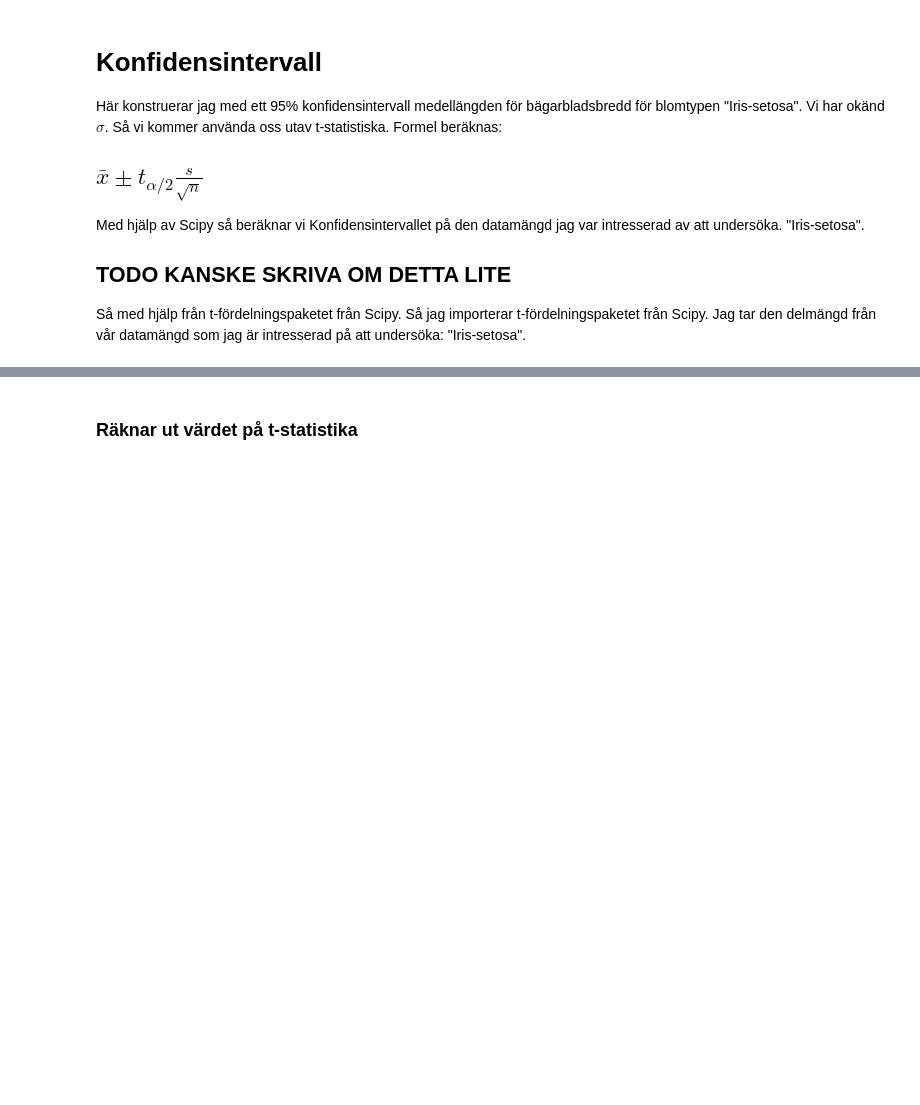
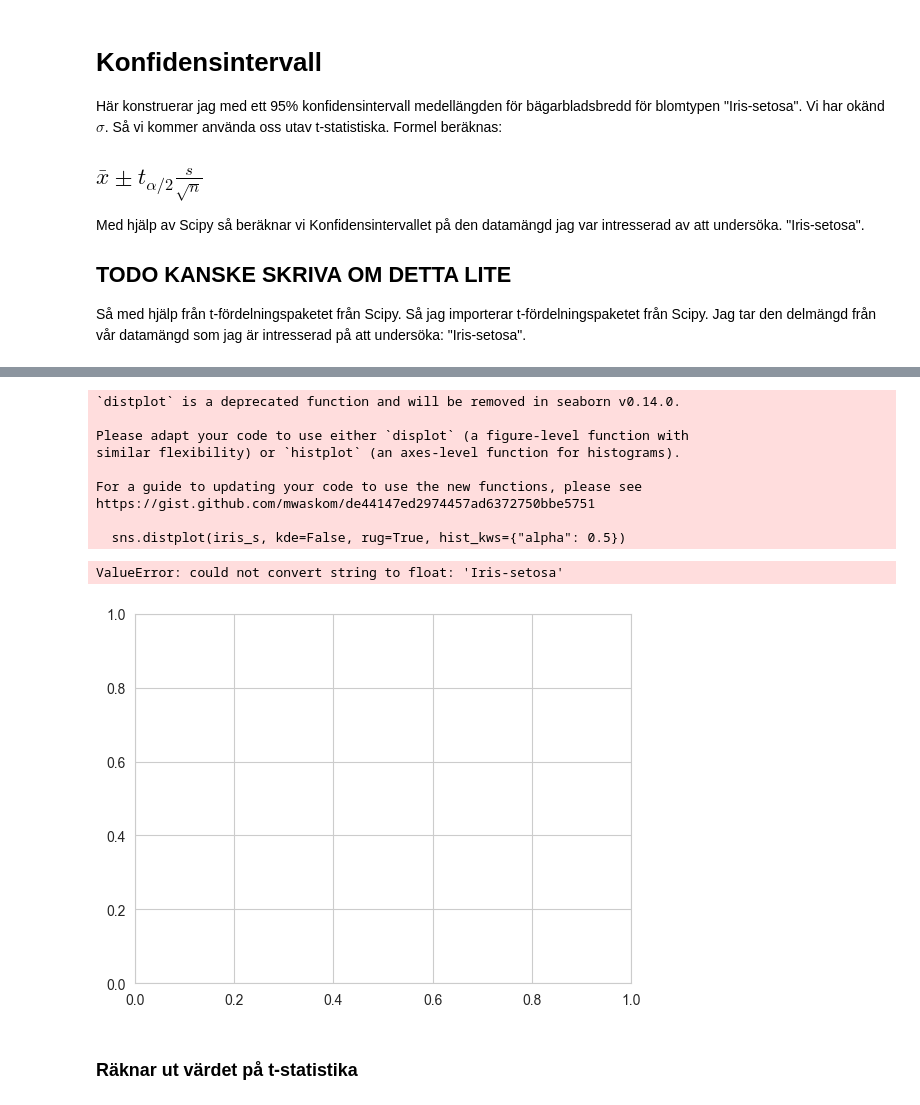
Before and after one commit to JoelOscarsson/Statistics, a Jupyter notebook: Projekt.ipynb, the cells around one changed output, grey strips where cells are left out. Drawn from its saved outputs; the diff is of its cells as text; code cells hidden in the pictures; blank space fills up the shorter version.

```diff
--- a/Projekt.ipynb
+++ b/Projekt.ipynb
@@ -254,3 +263,26 @@ Konfidensintervallet: med (α=0.05) för medelbredden Kronblad för blomtypen "I
+# %%
+sns.distplot(iris_s, kde=False, rug=True, hist_kws={"alpha": 0.5})
+sns.despine()
+
+mean, std = iris_s.mean(), iris_s.std()
+CI = [medelvärde_stickprov - 1.96 * medelvärde_stickprov, medelvärde_stickprov + 1.96 * medelvärde_stickprov]
+
+plt.axvline(CI[0], color='red', label='CI lower')
+plt.axvline(CI[1], color='red', label='CI upper')
+plt.legend()
+plt.show()
+# %% [output]
+`distplot` is a deprecated function and will be removed in seaborn v0.14.0.
+
+Please adapt your code to use either `displot` (a figure-level function with
+similar flexibility) or `histplot` (an axes-level function for histograms).
+
+For a guide to updating your code to use the new functions, please see
+https://gist.github.com/mwaskom/de44147ed2974457ad6372750bbe5751
+
+  sns.distplot(iris_s, kde=False, rug=True, hist_kws={"alpha": 0.5})
+ValueError: could not convert string to float: 'Iris-setosa'
+[figure, added]
 # %% [markdown]
 ### Räknar ut värdet på t-statistika
 # %%
```
Also changed, not shown: parts of 1 cell of this notebook.
